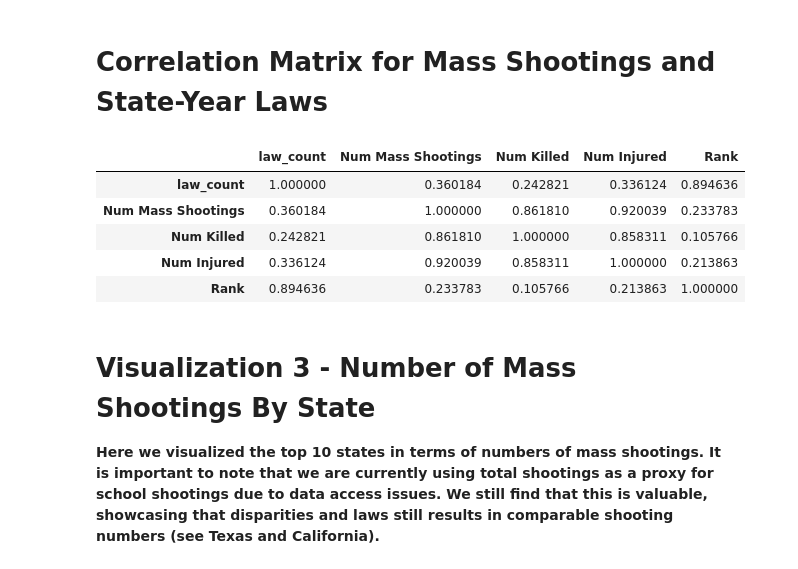
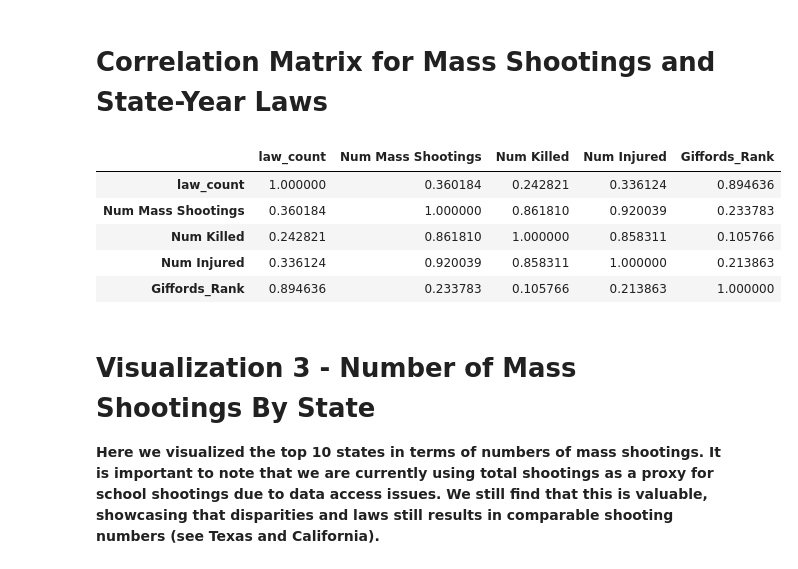
Before and after one commit to sevshz/legal-123-data, a Jupyter notebook: Legal_123_Data_Investigative_Project_Group_1.ipynb, the cells around one changed output. Drawn from its saved outputs; the diff is of its cells as text; code cells hidden in the pictures.

```diff
--- a/Legal_123_Data_Investigative_Project_Group_1.ipynb
+++ b/Legal_123_Data_Investigative_Project_Group_1.ipynb
@@ -76,7 +80,7 @@ giffords_2015 = {
         'Alaska','Arizona','Wyoming','Mississippi','Kansas'
     ],
 
-    'Rank': [5, 5, 5, 5, 5, 5, 4, 4, 4, 4, 4, 3, 3, 3, 3, 3, 3, 2, 2, 2, 2, 2, 2, 2,
+    'Giffords_Rank': [5, 5, 5, 5, 5, 5, 4, 4, 4, 4, 4, 3, 3, 3, 3, 3, 3, 2, 2, 2, 2, 2, 2, 2,
              1, 1, 1, 1, 1, 1, 1, 1, 1, 1, 1, 1, 1, 1, 1, 1, 1, 1, 1, 1, 1, 1, 1, 1, 1, 1],
 
     'Gun Death Rate Rank': [
@@ -109,7 +113,7 @@ giffords_2016 = {
         'Idaho','Arizona','Kansas','Missouri','Mississippi'
     ],
 
-    'Rank': [
+    'Giffords_Rank': [
         5,5,5,5,5,5,5,   # A range
         4,4,4,           # B range
         3,3,3,3,3,3,3,   # C range
@@ -147,7 +151,7 @@ giffords_2017 = {
         'Virginia','Washington','West Virginia','Wisconsin','Wyoming'
     ],
 
-    'Rank': [
+    'Giffords_Rank': [
         1,1,1,1,5,
         3,5,4,1,1,
         5,1,4,2,3,
@@ -189,7 +193,7 @@ giffords_2018 = {
         'Virginia','Washington','West Virginia','Wisconsin','Wyoming'
     ],
 
-    'Rank': [
+    'Giffords_Rank': [
         1,1,1,1,5,
         3,5,4,3,1,
         5,1,4,2,3,
@@ -231,7 +235,7 @@ giffords_2019 = {
         'Virginia','Washington','West Virginia','Wisconsin','Wyoming'
     ],
 
-    'Rank': [
+    'Giffords_Rank': [
         1,1,1,1,5,
         3,5,4,3,1,
         5,1,5,2,3,
@@ -273,7 +277,7 @@ giffords_2020 = {
         'Virginia','Washington','West Virginia','Wisconsin','Wyoming'
     ],
 
-    'Rank': [
+    'Giffords_Rank': [
         1,1,1,1,5,
         3,5,4,3,1,
         5,1,5,2,3,
@@ -316,7 +320,7 @@ giffords_2021 = {
         'Tennessee', 'Texas', 'Utah', 'West Virginia', 'Wyoming'
     ],
 
-    'Rank': [
+    'Giffords_Rank': [
         5, 5, 5, 5, 5,
         5, 5, 5, 4, 4,
         4, 4, 4, 4, 4,
@@ -359,7 +363,7 @@ giffords_2022 = {
         'Tennessee', 'Texas', 'Utah', 'West Virginia', 'Wyoming'
     ],
 
-    'Rank': [
+    'Giffords_Rank': [
         5, 5, 5, 5, 5,
         5, 5, 5, 4, 4,
         4, 4, 4, 4, 4,
@@ -402,7 +406,7 @@ giffords_2023 = {
         'Tennessee', 'Texas', 'Utah', 'West Virginia', 'Wyoming'
     ],
 
-    'Rank': [
+    'Giffords_Rank': [
         5, 5, 5, 5, 5,
         5, 5, 5, 5, 5,
         5, 4, 4, 4, 4,
@@ -445,7 +449,7 @@ giffords_2024 = {
         'Tennessee', 'Texas', 'Utah', 'West Virginia', 'Wyoming'
     ],
 
-    'Rank': [
+    'Giffords_Rank': [
         5, 5, 5, 5, 5,
         5, 5, 5, 5, 5,
         5, 5, 5, 4, 4,
@@ -488,7 +492,7 @@ giffords_2025 = {
         'Idaho', 'Missouri', 'Kentucky', 'Arkansas', 'Wyoming'
     ],
 
-    'Rank': [
+    'Giffords_Rank': [
         5, 5, 5, 5, 5,
         5, 5, 5, 5, 5,
         5, 5, 5, 4, 4,
@@ -997,5 +1001,5 @@ plt.grid(True)
 # %% [output]
 [figure]
 # %%
-laws_by_state_year = rand_df.groupby(['state', 'year', 'law_class'])['year_frac'].sum().reset_index().rename(columns={'year_frac': 'law_count'})
-law_and_rank = pd.merge(giffords_2015_to_2025, laws_by_state_year, left_on=['State', 'Year'], right_on=['state', 'year']).drop(columns=['state', 'year'])
+rand_by_state_year = rand_df.groupby(['state', 'year', 'law_class'])['year_frac'].sum().reset_index().rename(columns={'year_frac': 'law_count'})
+rand_giffords_df = pd.merge(giffords_2015_to_2025, rand_by_state_year, left_on=['State', 'Year'], right_on=['state', 'year']).drop(columns=['state', 'year'])
@@ -1034,17 +1107,17 @@ mass_shootings = mass_shootings.drop(columns=['Operations'])
 **The following table combines our datasets to better understand the summary statistics for the main variables used in our analysis, especially between the count of laws and the general rank and death rate ranking. The dataset consists of state-year observations from 2015 to 2023. The main outcome variable is the number of mass shootings per state-year (`Num Mass Shootings`), with additional measures capturing severity through the number of victims killed (`Num Killed`) and injured (`Num Injured`). The key explanatory variable is the number of firearm laws (`law_count`), which reflects the total number of active laws weighted by the fraction of the year they were in effect. The dataset also includes state rankings of gun law strength (`Rank`) and gun death rates (`Gun Death Rate Rank`).**
 # %%
 #count incidents per state-year
-ms_state_year = mass_shootings.groupby(['State', 'Year']).size().reset_index(name='Num Mass Shootings')
+shootings_by_state_year = mass_shootings.groupby(['State', 'Year']).size().reset_index(name='Num Mass Shootings')
 
 #count killings per state-year
-ms_state_year['Num Killed'] = mass_shootings.groupby(['State','Year'])['Victims Killed'].sum().values
+shootings_by_state_year['Num Killed'] = mass_shootings.groupby(['State','Year'])['Victims Killed'].sum().values
 
 #count injured per state-year
-ms_state_year['Num Injured'] = mass_shootings.groupby(['State','Year'])['Victims Injured'].sum().values
+shootings_by_state_year['Num Injured'] = mass_shootings.groupby(['State','Year'])['Victims Injured'].sum().values
 
-laws_total = (law_and_rank.groupby(['State','Year','Rank','Gun Death Rate Rank'])['law_count'].sum().reset_index())
+rand_totals = (rand_giffords_df.groupby(['State','Year','Giffords_Rank','Gun Death Rate Rank'])['law_count'].sum().reset_index())
 
-ms_state_year_laws = pd.merge(laws_total, ms_state_year, on=['State','Year'], how='left')
+shooting_laws_df = pd.merge(rand_totals, shootings_by_state_year, on=['State','Year'], how='left')
 
-ms_state_year_laws[['Num Mass Shootings','Num Killed','Num Injured']] = ms_state_year_laws[['Num Mass Shootings','Num Killed','Num Injured']].fillna(0)
+shooting_laws_df[['Num Mass Shootings','Num Killed','Num Injured']] = shooting_laws_df[['Num Mass Shootings','Num Killed','Num Injured']].fillna(0)
 # %%
@@ -1062,14 +1135,14 @@ ms_state_year_laws[['law_count', 'Num Mass Shootings', 'Num Killed', 'Num Injure
 # %% [markdown]
 # Correlation Matrix for Mass Shootings and State-Year Laws
 # %%
-ms_state_year_laws[['law_count', 'Num Mass Shootings', 'Num Killed', 'Num Injured', 'Rank']].corr()
+shooting_laws_df[['law_count', 'Num Mass Shootings', 'Num Killed', 'Num Injured', 'Giffords_Rank']].corr()
 # %% [output]
-|  | law_count | Num Mass Shootings | Num Killed | Num Injured | Rank |
+|  | law_count | Num Mass Shootings | Num Killed | Num Injured | Giffords_Rank |
 | law_count | 1.000000 | 0.360184 | 0.242821 | 0.336124 | 0.894636 |
 | Num Mass Shootings | 0.360184 | 1.000000 | 0.861810 | 0.920039 | 0.233783 |
 | Num Killed | 0.242821 | 0.861810 | 1.000000 | 0.858311 | 0.105766 |
 | Num Injured | 0.336124 | 0.920039 | 0.858311 | 1.000000 | 0.213863 |
-| Rank | 0.894636 | 0.233783 | 0.105766 | 0.213863 | 1.000000 |
+| Giffords_Rank | 0.894636 | 0.233783 | 0.105766 | 0.213863 | 1.000000 |
 # %% [markdown]
 # Visualization 3 - Number of Mass Shootings By State
 
```
Also changed, not shown: parts of 36 cells of this notebook.
